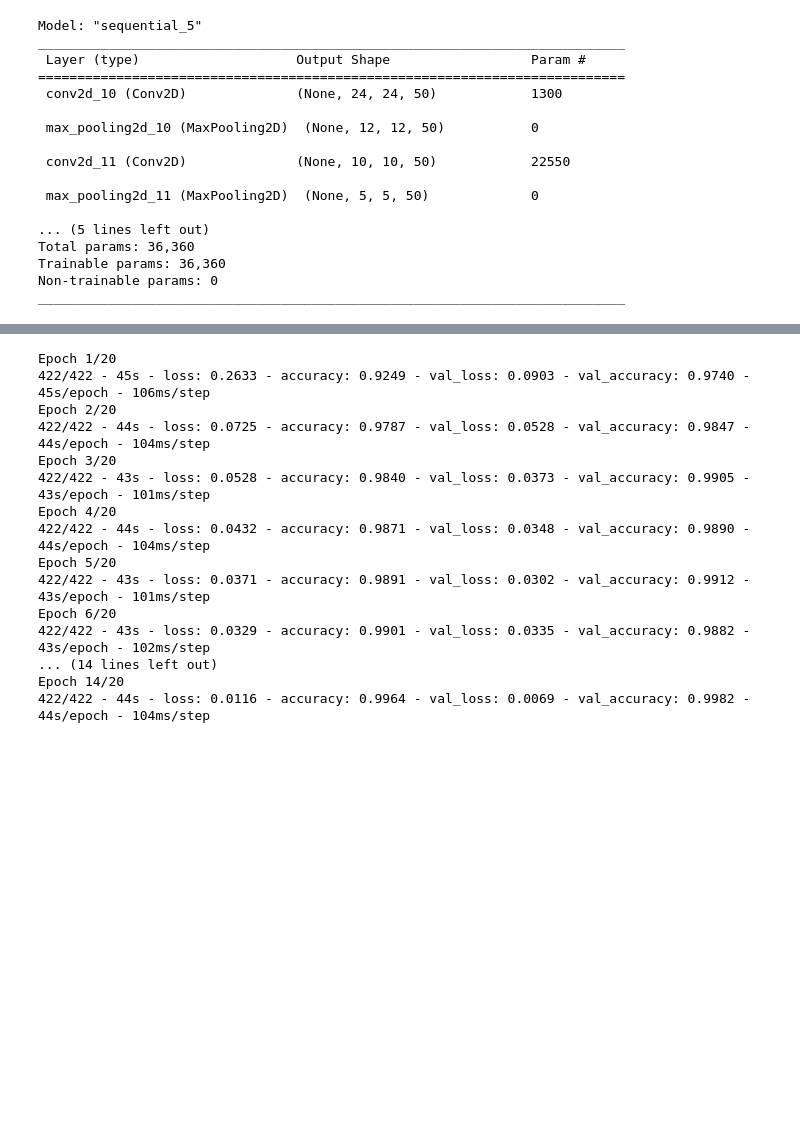
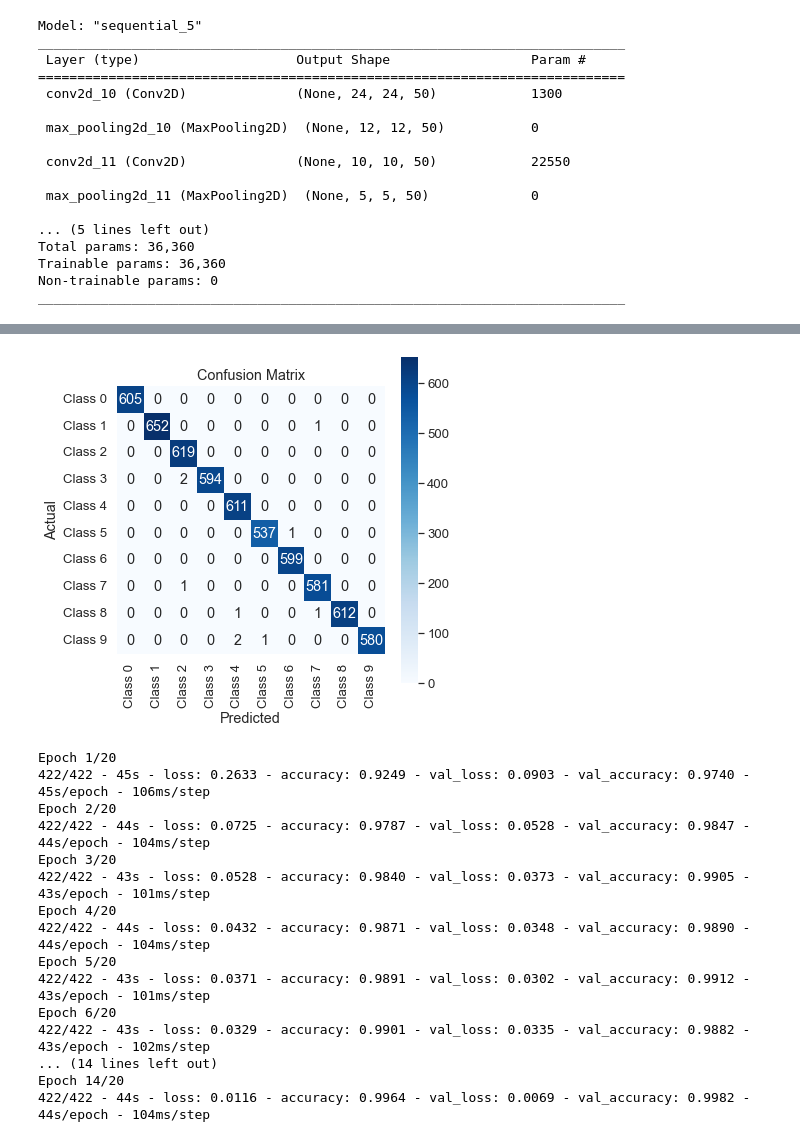
Before and after one commit to ifuu16/MNIST-classification-using-CNN, a Jupyter notebook: MNIST_CNN.ipynb, the cells around one changed output, grey strips where cells are left out. Drawn from its saved outputs; the diff is of its cells as text; code cells hidden in the pictures; blank space fills up the shorter version.

Commit message:
Plotted the confusion matrix to help deduct the model performance

```diff
--- a/MNIST_CNN.ipynb
+++ b/MNIST_CNN.ipynb
@@ -151,0 +103,35 @@ early_stopping = EarlyStopping(
+# %%
+#enumerate the runs
+#log_dir = f'./logs/{run-1}'
+
+# Create a Confusion Matrix
+
+for images, labels in validation_data:
+    val_images = images.numpy()
+    val_labels = labels.numpy()
+
+val_predict_raw= model.predict(val_images)
+val_predict = np.argmax(val_predict_raw, axis =1)
+
+
+cm = confusion_matrix(val_labels, val_predict)
+
+# Define class labels
+class_labels = ["Class 0", "Class 1", "Class 2","Class 3","Class 4","Class 5","Class 6","Class 7","Class 8","Class 9"]
+
+# Plot the confusion matrix using Seaborn
+plt.figure(figsize=(6, 6))
+sns.set(font_scale=1.2)  # Adjust the font size
+sns.heatmap(cm, annot=True, fmt="d", cmap="Blues", square=True,
+            xticklabels=class_labels,
+            yticklabels=class_labels)
+
+
+# disp = ConfusionMatrixDisplay(confusion_matrix=cm, display_labels=class_labels)
+# disp.plot(cmap="Blues", values_format="d")
+
+plt.xlabel('Predicted')
+plt.ylabel('Actual')
+plt.title('Confusion Matrix')
+plt.show()
+# %% [output]
@@ -151,0 +139 @@ early_stopping = EarlyStopping(
+[figure, added]
```
Also changed, not shown: parts of 8 cells of this notebook.
